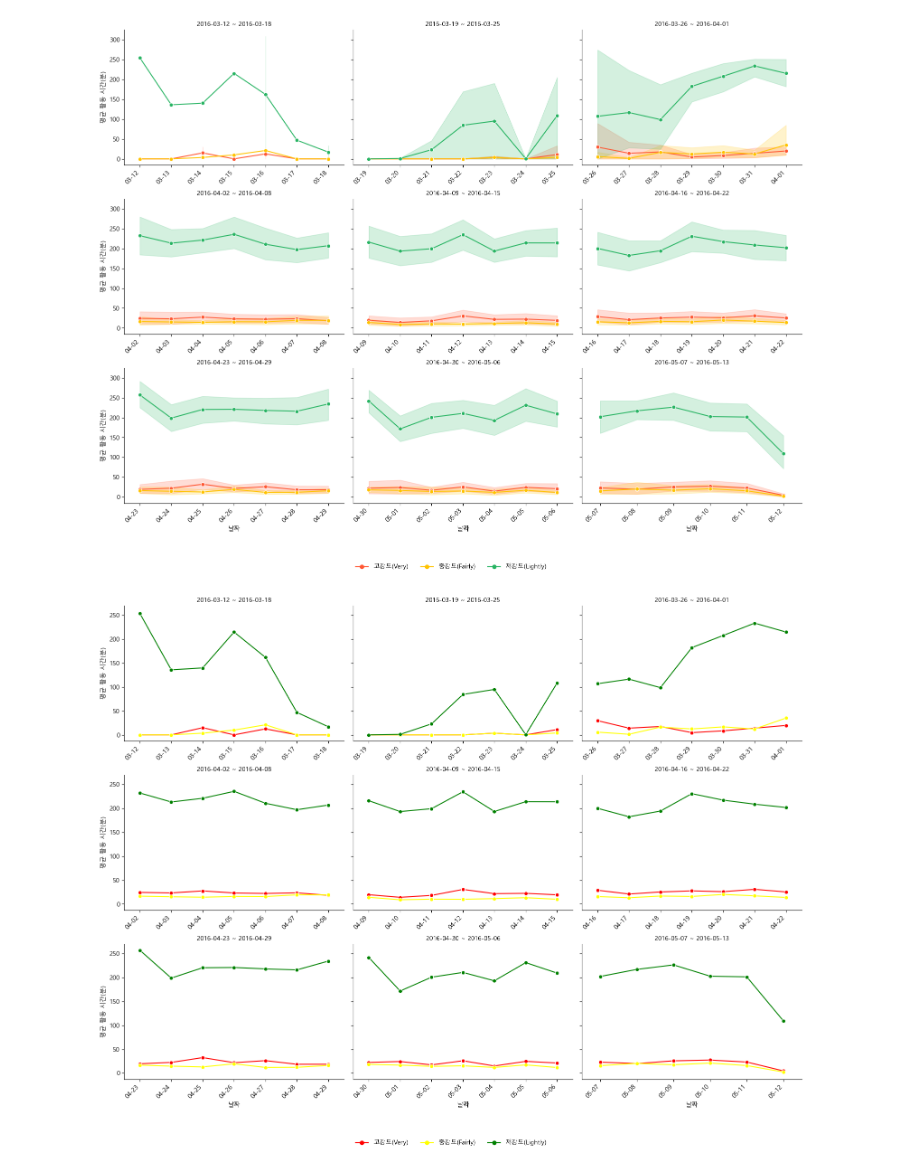
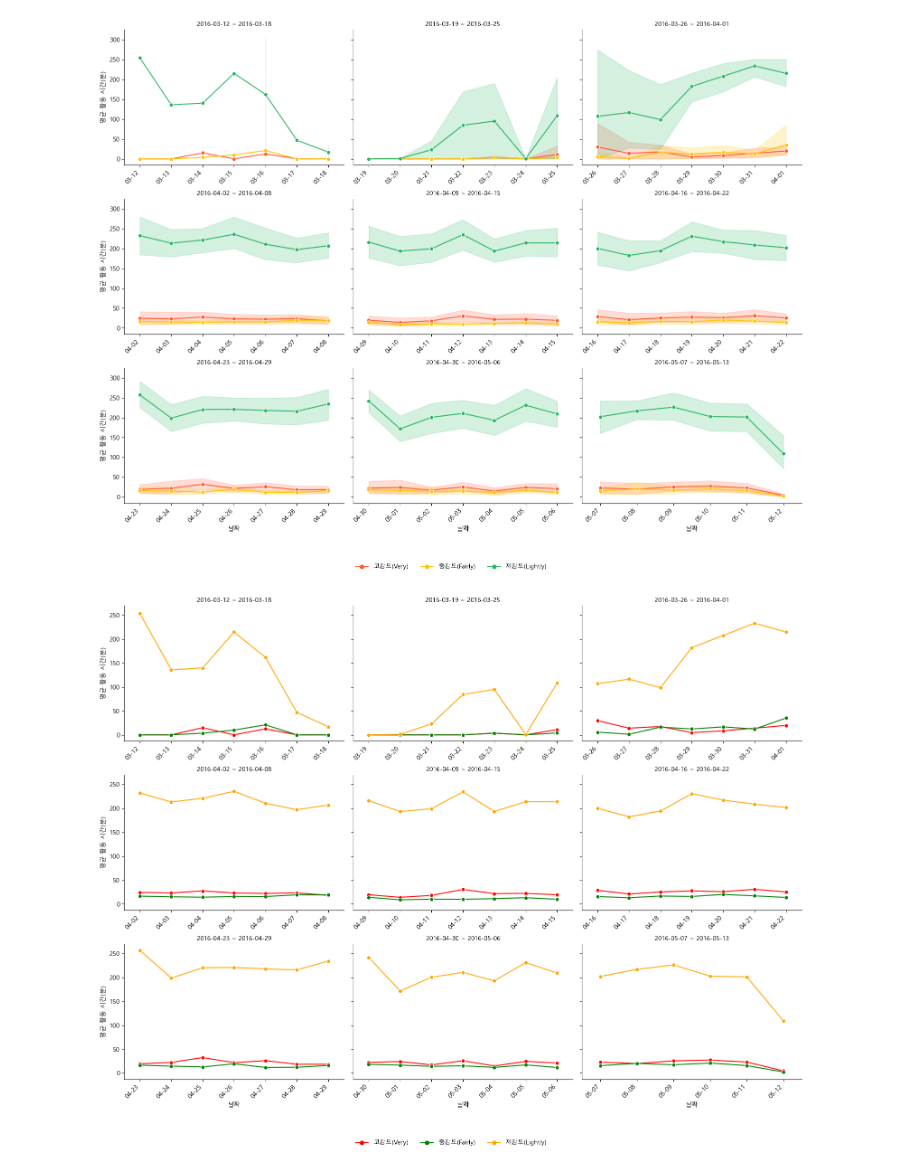
Before and after one commit to jeesy95-creator/sparta_15, a Jupyter notebook: notebooks/LeeCR.ipynb, the cells around one changed output. Drawn from its saved outputs; the diff is of its cells as text; code cells hidden in the pictures.

```diff
--- a/notebooks/LeeCR.ipynb
+++ b/notebooks/LeeCR.ipynb
@@ -732,35 +637,35 @@ g = sns.relplot(
     aspect=1.2,
     # [수정 1] 팔레트 변경 (순서대로 적용됨: Very -> Fairly -> Lightly)
     # 데이터 순서에 따라 색상이 매핑되므로, 원하는 순서가 맞는지 범례 확인 필요
-    palette=['red', 'yellow', 'green'],
+    palette=['red', 'green', 'orange'],
     # [수정 2] 신뢰구간(그림자) 제거
     errorbar=None,
     facet_kws={'sharey': True, 'sharex': False}
 )
 
 # -------------------------------------------------------
 # 4. 그래프 꾸미기
 # -------------------------------------------------------
 for ax in g.axes.flat:
     ax.xaxis.set_major_formatter(mdates.DateFormatter('%m-%d'))
     ax.xaxis.set_major_locator(mdates.DayLocator(interval=1))
 
     if ax.get_lines():
         dates = ax.get_lines()[0].get_xdata()
         if len(dates) > 0:
             buffer = 0.5
             ax.set_xlim(dates.min() - buffer, dates.max() + buffer)
 
     plt.setp(ax.get_xticklabels(), rotation=45, ha='right')
 
 g.set_titles("{col_name}")
 g.set_axis_labels("날짜", "평균 활동 시간(분)")
 
 # 범례 위치 조정
 sns.move_legend(g, "upper center", bbox_to_anchor=(0.5, 0.0), ncol=3, title=None, frameon=False)
 
 plt.tight_layout()
 plt.subplots_adjust(bottom=0.1)
 plt.show()
 # %% [output]
-[figure, old version]
+[figure, new version]
```
Also changed, not shown: parts of 21 cells of this notebook, 3 other files.
